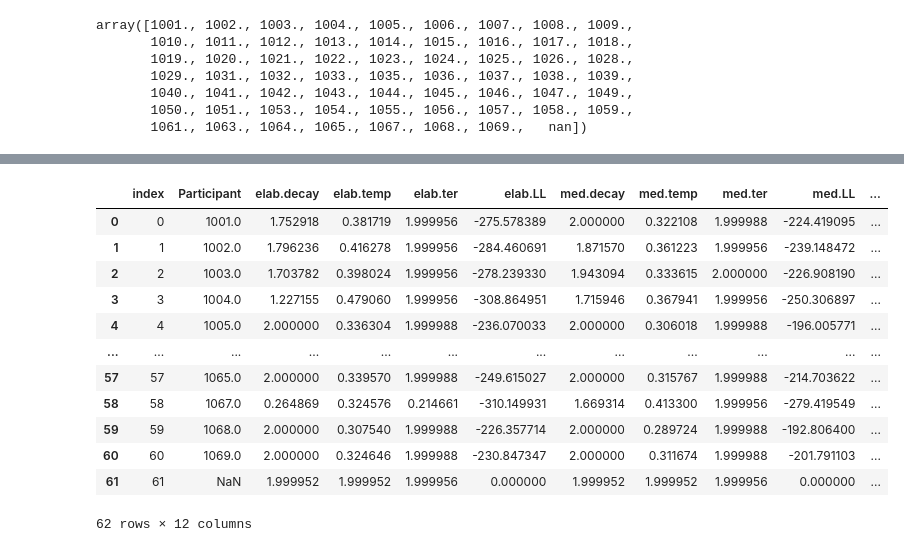
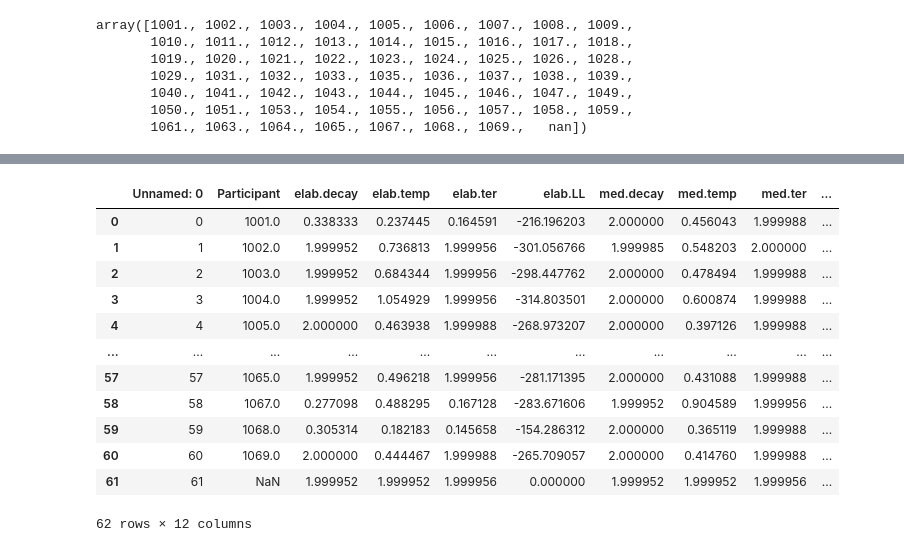
Before and after one commit to UWCCDL/Bridget, a Jupyter notebook: LLerror.ipynb, the cells around one changed output, grey strips where cells are left out. Drawn from its saved outputs; the diff is of its cells as text; code cells hidden in the pictures.

```diff
--- a/LLerror.ipynb
+++ b/LLerror.ipynb
@@ -683,19 +637,19 @@ ax.legend(loc = "upper left");
 # %%
-res = pd.read_csv("LLresults.csv")
+res = pd.read_csv("LL_model1.csv")
 res
 # %% [output]
-|  | index | Participant | elab.decay | elab.temp | elab.ter | elab.LL | med.decay | med.temp | med.ter | med.LL | ... |
-| 0 | 0 | 1001.0 | 1.752918 | 0.381719 | 1.999956 | -275.578389 | 2.000000 | 0.322108 | 1.999988 | -224.419095 | ... |
-| 1 | 1 | 1002.0 | 1.796236 | 0.416278 | 1.999956 | -284.460691 | 1.871570 | 0.361223 | 1.999956 | -239.148472 | ... |
-| 2 | 2 | 1003.0 | 1.703782 | 0.398024 | 1.999956 | -278.239330 | 1.943094 | 0.333615 | 2.000000 | -226.908190 | ... |
-| 3 | 3 | 1004.0 | 1.227155 | 0.479060 | 1.999956 | -308.864951 | 1.715946 | 0.367941 | 1.999956 | -250.306897 | ... |
-| 4 | 4 | 1005.0 | 2.000000 | 0.336304 | 1.999988 | -236.070033 | 2.000000 | 0.306018 | 1.999988 | -196.005771 | ... |
-| ... | ... | ... | ... | ... | ... | ... | ... | ... | ... | ... | ... |
-| 57 | 57 | 1065.0 | 2.000000 | 0.339570 | 1.999988 | -249.615027 | 2.000000 | 0.315767 | 1.999988 | -214.703622 | ... |
-| 58 | 58 | 1067.0 | 0.264869 | 0.324576 | 0.214661 | -310.149931 | 1.669314 | 0.413300 | 1.999956 | -279.419549 | ... |
-| 59 | 59 | 1068.0 | 2.000000 | 0.307540 | 1.999988 | -226.357714 | 2.000000 | 0.289724 | 1.999988 | -192.806400 | ... |
-| 60 | 60 | 1069.0 | 2.000000 | 0.324646 | 1.999988 | -230.847347 | 2.000000 | 0.311674 | 1.999988 | -201.791103 | ... |
-| 61 | 61 | NaN | 1.999952 | 1.999952 | 1.999956 | 0.000000 | 1.999952 | 1.999952 | 1.999956 | 0.000000 | ... |
+|  | Unnamed: 0 | Participant | elab.decay | elab.temp | elab.ter | elab.LL | med.decay | med.temp | med.ter | ... |
+| 0 | 0 | 1001.0 | 0.338333 | 0.237445 | 0.164591 | -216.196203 | 2.000000 | 0.456043 | 1.999988 | ... |
+| 1 | 1 | 1002.0 | 1.999952 | 0.736813 | 1.999956 | -301.056766 | 1.999985 | 0.548203 | 2.000000 | ... |
+| 2 | 2 | 1003.0 | 1.999952 | 0.684344 | 1.999956 | -298.447762 | 2.000000 | 0.478494 | 1.999988 | ... |
+| 3 | 3 | 1004.0 | 1.999952 | 1.054929 | 1.999956 | -314.803501 | 2.000000 | 0.600874 | 1.999988 | ... |
+| 4 | 4 | 1005.0 | 2.000000 | 0.463938 | 1.999988 | -268.973207 | 2.000000 | 0.397126 | 1.999988 | ... |
+| ... | ... | ... | ... | ... | ... | ... | ... | ... | ... | ... |
+| 57 | 57 | 1065.0 | 1.999952 | 0.496218 | 1.999956 | -281.171395 | 2.000000 | 0.431088 | 1.999988 | ... |
+| 58 | 58 | 1067.0 | 0.277098 | 0.488295 | 0.167128 | -283.671606 | 1.999952 | 0.904589 | 1.999956 | ... |
+| 59 | 59 | 1068.0 | 0.305314 | 0.182183 | 0.145658 | -154.286312 | 2.000000 | 0.365119 | 1.999988 | ... |
+| 60 | 60 | 1069.0 | 2.000000 | 0.444467 | 1.999988 | -265.709057 | 2.000000 | 0.414760 | 1.999988 | ... |
+| 61 | 61 | NaN | 1.999952 | 1.999952 | 1.999956 | 0.000000 | 1.999952 | 1.999952 | 1.999956 | ... |
 62 rows × 12 columns
 # %%
 sns.histplot(res, x="diff.LL", hue="best.model", binwidth=4, binrange=[-20, 60], stat="count", legend="False")
```
Also changed, not shown: parts of 24 cells of this notebook, 1 other file.
